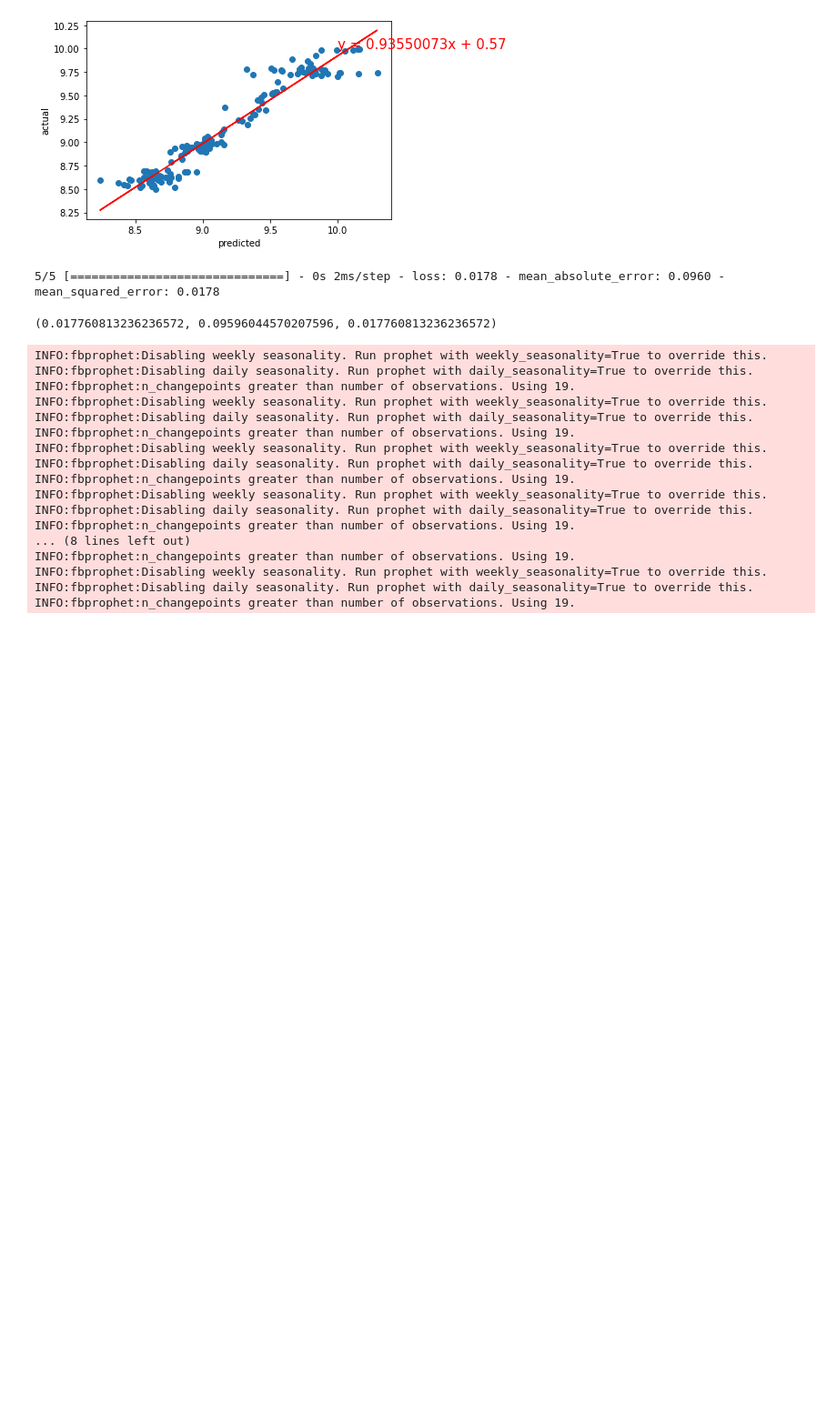
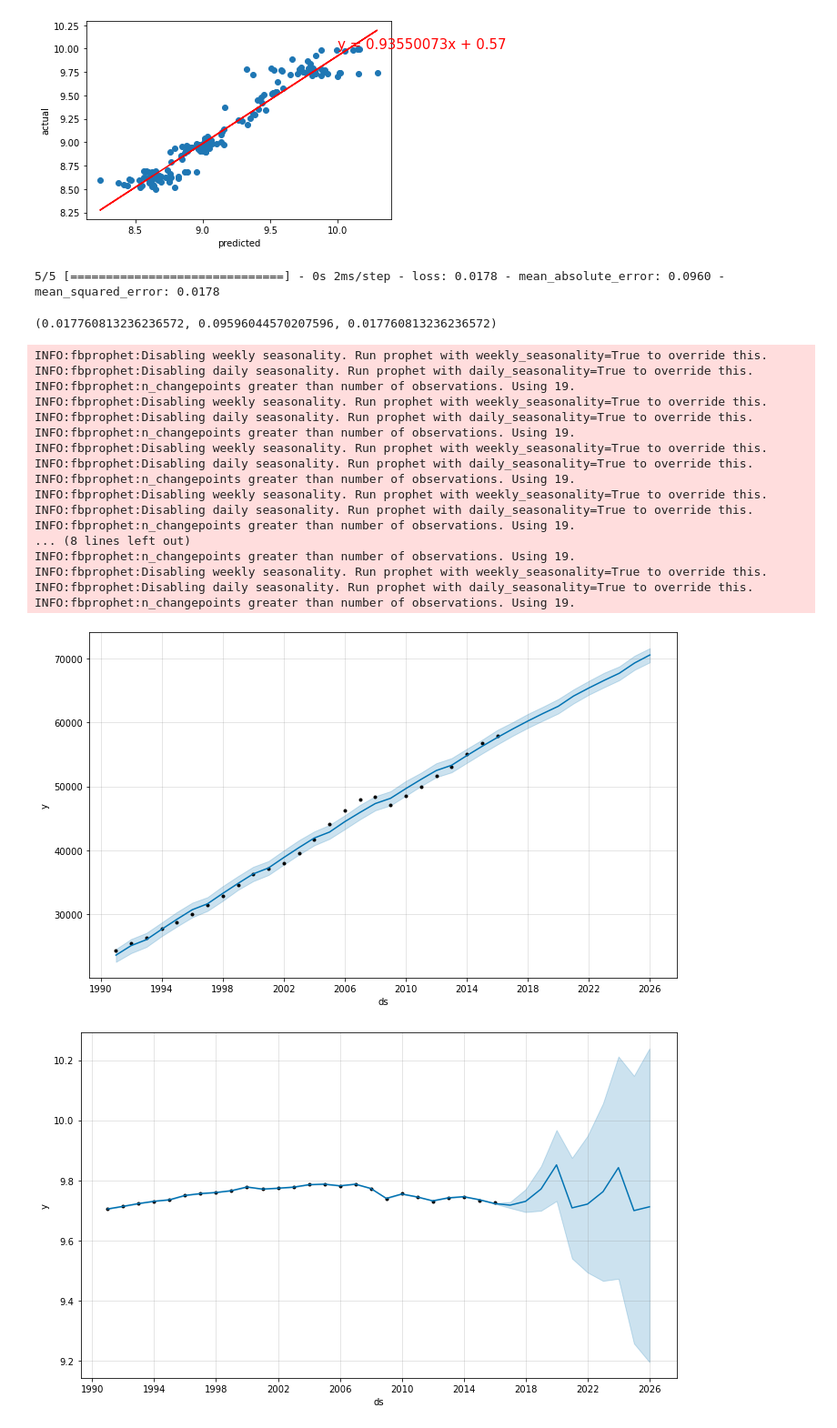
Before and after one commit to PopeStarkiller/emissions_analysis, a Jupyter notebook: emissions_main.ipynb, the cells around one changed output. Shown at 91% size. Cells and saved outputs as stored; diff of their text form; code cells hidden in the pictures; blank space fills up the shorter version.

Commit message:
further progressed in logic for building out visualizations of prophet predictions and deep learning predictions from prophet

```diff
--- a/emissions_main.ipynb
+++ b/emissions_main.ipynb
@@ -300,4 +276,23 @@ def spark_to_prophet(df, column):
 # %%
+def spark_to_prophet(df, column):
+    arr = np.array(df.collect())
+    df = pd.DataFrame(arr, columns = column)
+    ds_len = len(df)
+    dates = []
+    for i in range(ds_len):
+        year = str(int(df['year'][i]))
+        year = year + "-01-01"
+        dates.append(year)
+    df['year'] = dates
+    return df
+
+def make_prophet_fig(df,periods):
+    m = Prophet()
+    m.fit(df)
+    future = m.make_future_dataframe(periods=periods, freq='Y')
+    forecast = m.predict(future)
+    fig = m.plot(forecast)
+    return (forecast, fig)
 
 def prophetic(df, periods):
     cols = df.columns
@@ -307,11 +302,13 @@ def prophetic(df, periods):
     yhat_lower_df = pd.DataFrame()
     yhat_upper_df = pd.DataFrame()
     country_l = []
+    dictionary = {'dfs':[],'figs':[]}
     for i in test_cols:
         future_df = pd.DataFrame()
         future_df['ds'] = df['year']
         future_df['y'] = df[i]
-        df2 = make_prophet_df(future_df,periods)
+        df2, fig = make_prophet_fig(future_df,periods)
+        dictionary['figs'].append({i:fig})
         c_len = len(df2)
         try:
             fiz = len(yhat_df['country'])
@@ -327,27 +324,34 @@ def prophetic(df, periods):
             yhat_df['year'] = df2['ds']
             yhat_lower_df['year'] = df2['ds']
             yhat_upper_df['year'] = df2['ds']
+
         yhat_df[i] = df2['yhat']
         yhat_lower_df[i] = df2['yhat_lower']
         yhat_upper_df[i] = df2['yhat_upper']
-    return (yhat_df, yhat_lower_df, yhat_upper_df, df)
+    dictionary['dfs'].append({'yhat':yhat_df})
+    dictionary['dfs'].append({'yhat_lower':yhat_lower_df})
+    dictionary['dfs'].append({'yhat_upper':yhat_upper_df})
+    dictionary['dfs'].append({'spark_to_pd':df})
+    return (dictionary)
 # %%
-yhat_df, yhat_lower_df, yhat_upper_df, us_pd_df = prophetic(us_spark, 10)
+test_dict = prophetic(us_spark, 10)
 # %% [output]
 INFO:fbprophet:Disabling weekly seasonality. Run prophet with weekly_seasonality=True to override this.
 INFO:fbprophet:Disabling daily seasonality. Run prophet with daily_seasonality=True to override this.
 INFO:fbprophet:n_changepoints greater than number of observations. Using 19.
 INFO:fbprophet:Disabling weekly seasonality. Run prophet with weekly_seasonality=True to override this.
 INFO:fbprophet:Disabling daily seasonality. Run prophet with daily_seasonality=True to override this.
 INFO:fbprophet:n_changepoints greater than number of observations. Using 19.
 INFO:fbprophet:Disabling weekly seasonality. Run prophet with weekly_seasonality=True to override this.
 INFO:fbprophet:Disabling daily seasonality. Run prophet with daily_seasonality=True to override this.
 INFO:fbprophet:n_changepoints greater than number of observations. Using 19.
 INFO:fbprophet:Disabling weekly seasonality. Run prophet with weekly_seasonality=True to override this.
 INFO:fbprophet:Disabling daily seasonality. Run prophet with daily_seasonality=True to override this.
 INFO:fbprophet:n_changepoints greater than number of observations. Using 19.
 ... (8 lines left out)
 INFO:fbprophet:n_changepoints greater than number of observations. Using 19.
 INFO:fbprophet:Disabling weekly seasonality. Run prophet with weekly_seasonality=True to override this.
 INFO:fbprophet:Disabling daily seasonality. Run prophet with daily_seasonality=True to override this.
 INFO:fbprophet:n_changepoints greater than number of observations. Using 19.
+[figure, added]
+[figure, added]
```
Also changed, not shown: parts of 28 cells of this notebook.
